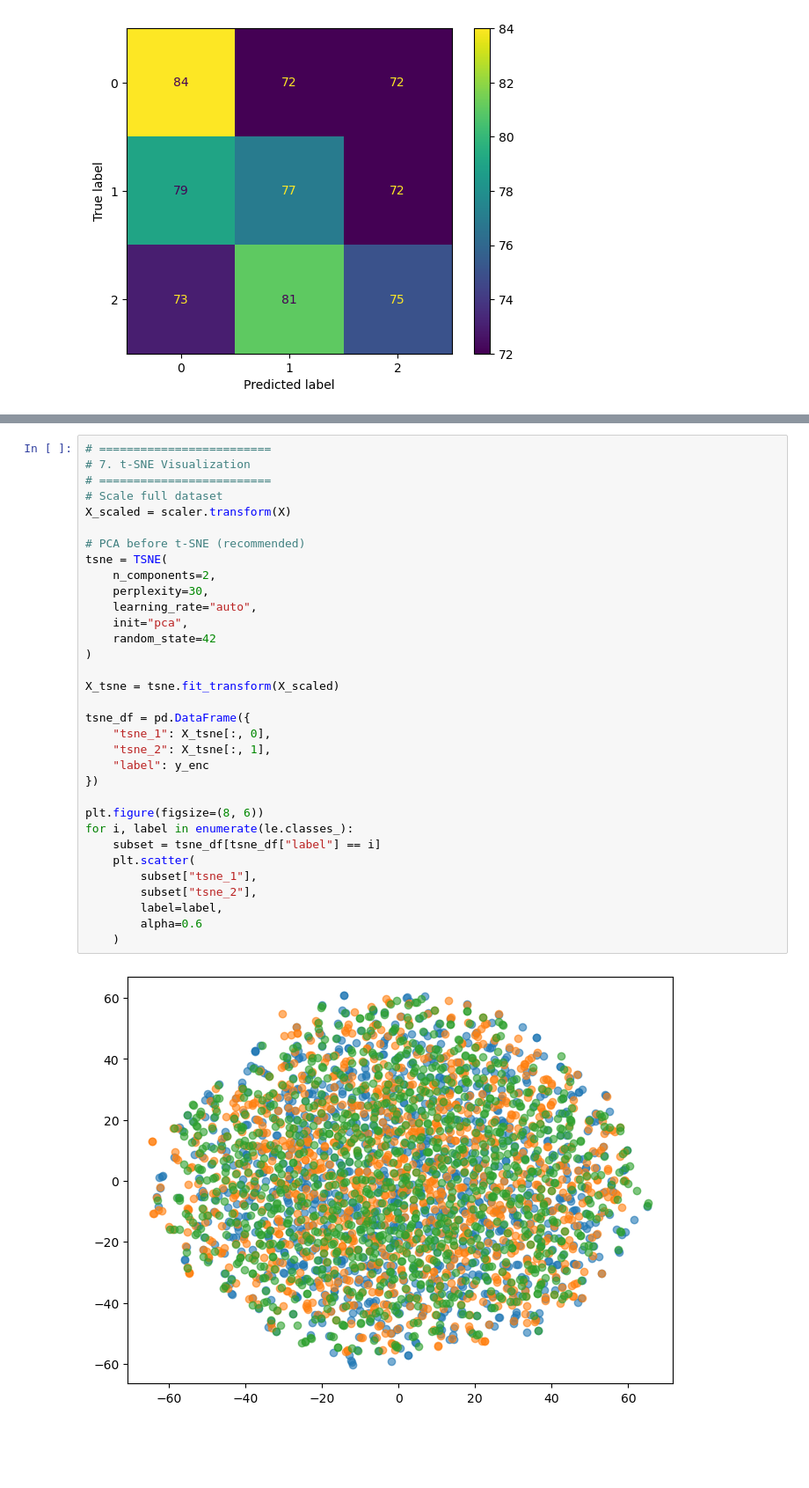
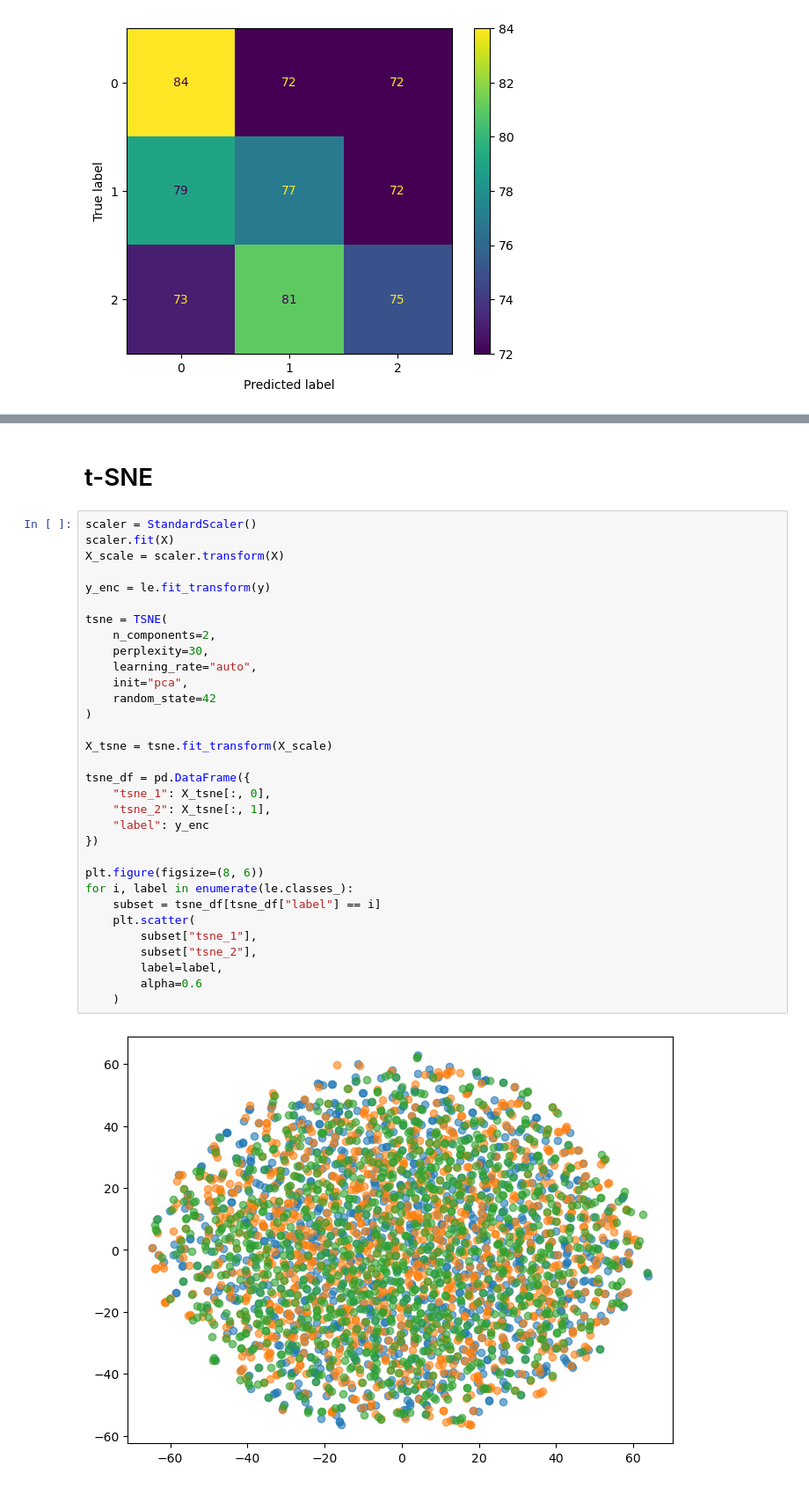
Before and after one commit to featherineaugustus/Smart-Manufacturing-Adaptive-Control-Dataset, a Jupyter notebook: main_eda.ipynb, the cells around one changed output, grey strips where cells are left out. Shown at 88% size. Cells and saved outputs as stored; diff of their text form; blank space fills up the shorter version.

Commit message:
update code, tsne

```diff
--- a/main_eda.ipynb
+++ b/main_eda.ipynb
@@ -260,35 +198,36 @@ AssertionError: The shape of the shap_values matrix does not match the shape of
+# %% [markdown]
+# t-SNE
 # %%
-# =========================
-# 7. t-SNE Visualization
-# =========================
-# Scale full dataset
-X_scaled = scaler.transform(X)
+scaler = StandardScaler()
+scaler.fit(X)
+X_scale = scaler.transform(X)
 
-# PCA before t-SNE (recommended)
+y_enc = le.fit_transform(y)
+
 tsne = TSNE(
     n_components=2,
     perplexity=30,
     learning_rate="auto",
     init="pca",
     random_state=42
 )
 
-X_tsne = tsne.fit_transform(X_scaled)
+X_tsne = tsne.fit_transform(X_scale)
 
 tsne_df = pd.DataFrame({
     "tsne_1": X_tsne[:, 0],
     "tsne_2": X_tsne[:, 1],
     "label": y_enc
 })
 
 plt.figure(figsize=(8, 6))
 for i, label in enumerate(le.classes_):
     subset = tsne_df[tsne_df["label"] == i]
     plt.scatter(
         subset["tsne_1"],
         subset["tsne_2"],
         label=label,
         alpha=0.6
     )
 # %% [output]
-[figure, old version]
+[figure, new version]
```
Also changed, not shown: parts of 15 cells of this notebook.
